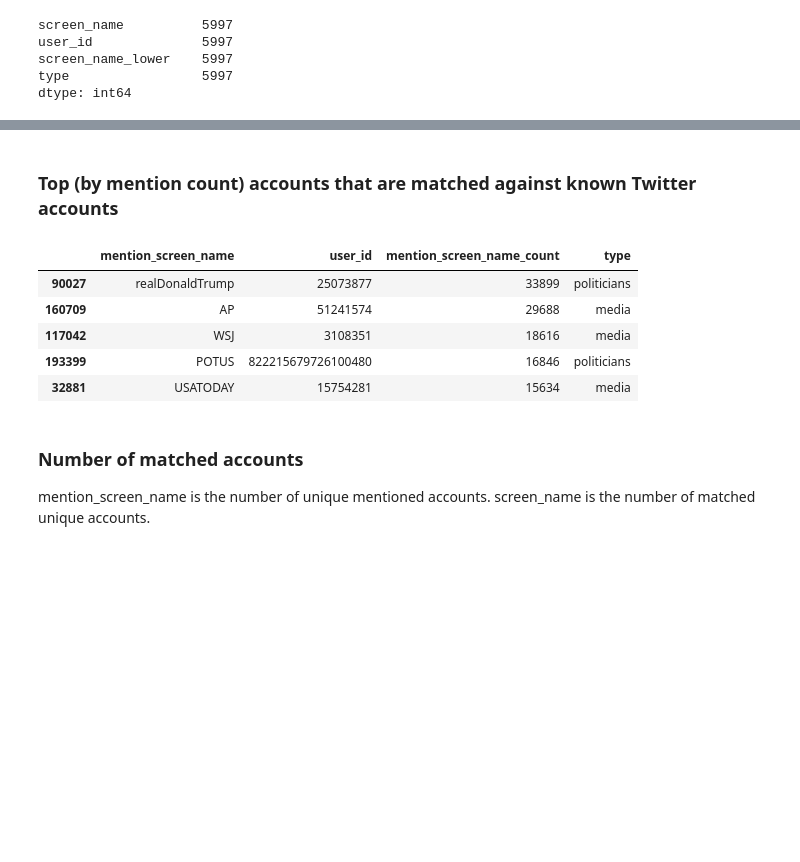
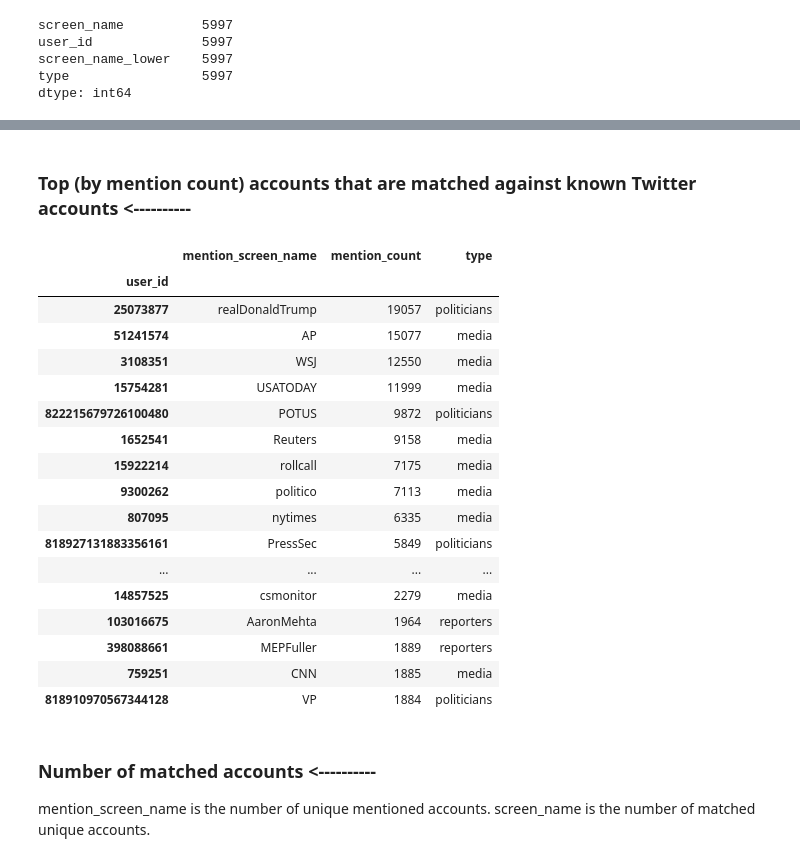
Before and after one commit to justinlittman/beltway_reporters, a Jupyter notebook: jupyter/Beltway Reporters.ipynb, the cells around one changed output, grey strips where cells are left out. Drawn from its saved outputs; the diff is of its cells as text; code cells hidden in the pictures; blank space fills up the shorter version.

```diff
--- a/jupyter/Beltway Reporters.ipynb
+++ b/jupyter/Beltway Reporters.ipynb
@@ -209,6 +303,6 @@ user_id_lookup_df.head()
 # %%
 # Group by user_id
 # This count should match the user_id map count
-mention_summary_user_id_df = pd.DataFrame(mention_df.groupby('mention_user_id').size().reset_index(name='mention_screen_name_count'))
+mention_summary_user_id_df = pd.DataFrame(dedupe_mention_df.groupby('mention_user_id').size(), columns=['mention_count'])
 mention_summary_user_id_df.count()
 # %% [output]
@@ -227,5 +321,5 @@ mention_summary_user_id_df.head()
 # %%
 # Join with user id map
-mention_summary_df = pd.merge(mention_summary_user_id_df, user_id_lookup_df, on='mention_user_id')
+mention_summary_df = mention_summary_user_id_df.join(user_id_lookup_df)
 mention_summary_df.count()
 # %% [output]
@@ -346,7 +440,7 @@ screen_name_lookup_df = newspaper_reporters_df.append([administration_officials_
                                       representatives_df,
                                       senators_df,
                                       media_df,
-                                      federal_agencies_df], ignore_index=True).drop_duplicates(subset='screen_name_lower')
+                                      federal_agencies_df], ignore_index=True).drop_duplicates(subset='screen_name_lower').set_index(['user_id'])
 screen_name_lookup_df.count()
 # %% [output]
 screen_name          10932
@@ -359,5 +462,6 @@ dtype: int64
 # %%
-mention_join_df = pd.merge(mention_summary_df, screen_name_lookup_df, how='left', left_on='mention_user_id', right_on='user_id')
+mention_join_df = mention_summary_df.join(screen_name_lookup_df, how='left')
 mention_join_df['type'].fillna('unknown', inplace=True)
+mention_join_df.index.name = 'user_id'
 mention_join_df.head()
 # %% [output]
@@ -370,17 +475,29 @@ mention_join_df.head()
 # %% [markdown]
-### Top (by mention count) accounts that are matched against known Twitter accounts
+### Top (by mention count) accounts that are matched against known Twitter accounts <----------
 # %%
-top_known_mentions_df = mention_join_df[pd.notnull(mention_join_df.screen_name)].sort_values('mention_screen_name_count', ascending=False)
-top_known_mentions_df[['mention_screen_name', 'user_id', 'mention_screen_name_count', 'type']].head()
+top_known_mentions_df = mention_join_df[pd.notnull(mention_join_df.screen_name)].sort_values('mention_count', ascending=False)
+top_known_mentions_df[['mention_screen_name', 'mention_count', 'type']].head(20)
 # %% [output]
-|  | mention_screen_name | user_id | mention_screen_name_count | type |
-| 90027 | realDonaldTrump | 25073877 | 33899 | politicians |
-| 160709 | AP | 51241574 | 29688 | media |
-| 117042 | WSJ | 3108351 | 18616 | media |
-| 193399 | POTUS | 822215679726100480 | 16846 | politicians |
-| 32881 | USATODAY | 15754281 | 15634 | media |
+|  | mention_screen_name | mention_count | type |
+| user_id |  |  |  |
+| 25073877 | realDonaldTrump | 19057 | politicians |
+| 51241574 | AP | 15077 | media |
+| 3108351 | WSJ | 12550 | media |
+| 15754281 | USATODAY | 11999 | media |
+| 822215679726100480 | POTUS | 9872 | politicians |
+| 1652541 | Reuters | 9158 | media |
+| 15922214 | rollcall | 7175 | media |
+| 9300262 | politico | 7113 | media |
+| 807095 | nytimes | 6335 | media |
+| 818927131883356161 | PressSec | 5849 | politicians |
+| ... | ... | ... | ... |
+| 14857525 | csmonitor | 2279 | media |
+| 103016675 | AaronMehta | 1964 | reporters |
+| 398088661 | MEPFuller | 1889 | reporters |
+| 759251 | CNN | 1885 | media |
+| 818910970567344128 | VP | 1884 | politicians |
 # %% [markdown]
-### Number of matched accounts
+### Number of matched accounts <----------
 mention_screen_name is the number of unique mentioned accounts. screen_name is the
 number of matched unique accounts.
 # %%
```
Also changed, not shown: parts of 90 cells of this notebook.
